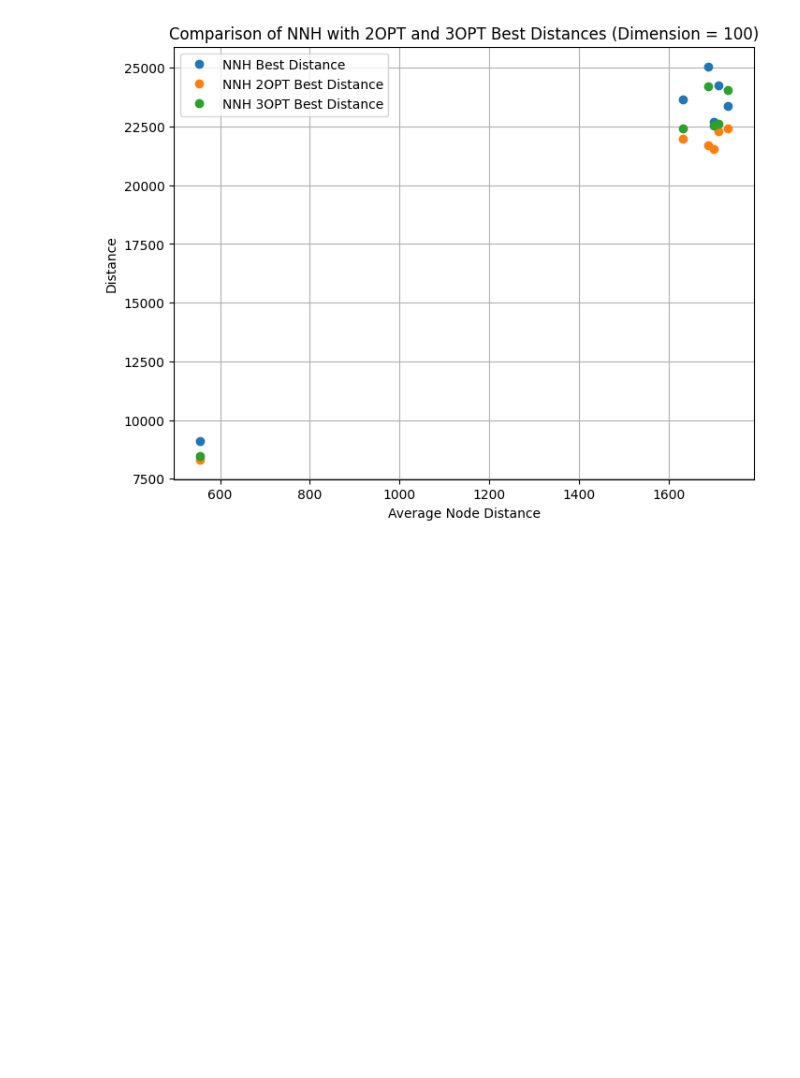
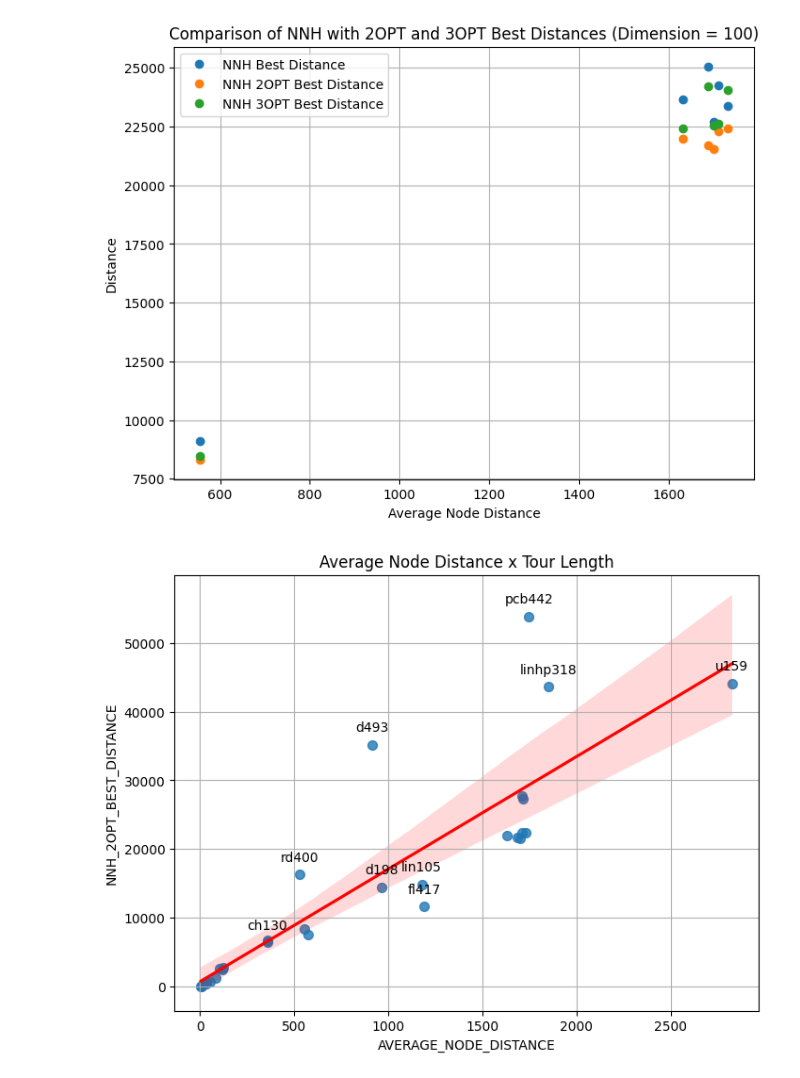
Before and after one commit to Amboyandrey/TSPLIB, a Jupyter notebook: plot.ipynb, the cells around one changed output. Drawn from its saved outputs; the diff is of its cells as text; code cells hidden in the pictures; blank space fills up the shorter version.

```diff
--- a/plot.ipynb
+++ b/plot.ipynb
@@ -157,3 +157,52 @@ plt.grid(True)
 plt.show()
 # %% [output]
 [figure]
+# %%
+import pandas as pd
+import matplotlib.pyplot as plt
+import seaborn as sns
+from scipy import stats
+
+def plot_csv_data(csv_file, x_column, y_column, title):
+    # Read CSV file into a DataFrame
+    data = pd.read_csv(csv_file)
+
+    # Define the criteria for filtering
+    excluded_names = ["att48", "pr107", "pr76", "pr152", "pr136", "ts225", "bier127"]
+    criteria = (data['DIMENSION'] < 500) & (~data['NAME'].isin(excluded_names))
+
+    # Filter the DataFrame based on the criteria
+    filtered_data = data[criteria]
+
+    # Extract x and y data from filtered DataFrame
+    x_data = filtered_data[x_column]
+    y_data = filtered_data[y_column]
+
+    # Plot the data as scatter plot
+    plt.figure(figsize=(8, 6))
+    sns.regplot(x=x_data, y=y_data, scatter_kws={'s':50}, line_kws={"color": "red"})  # scatter plot with regression line
+
+    # Annotate each point with its corresponding name
+    names_to_display = ["ch130", "lin52", "rd400", "d198", "lin105", "fl417", "d493", "linhp318", "pcb442", "u159"]
+    for i, name in filtered_data.loc[filtered_data['NAME'].isin(names_to_display), ['NAME']].iterrows():
+        plt.annotate(name['NAME'], (x_data[i], y_data[i]), textcoords="offset points", xytext=(0,10), ha='center')
+
+    # Add labels and title
+    plt.xlabel(x_column)
+    plt.ylabel(y_column)
+    plt.title(title)
+
+    # Show the plot
+    plt.grid(True)
+    plt.show()
+
+# Example usage
+if __name__ == "__main__":
+    csv_file = "THESIS_DATA.csv"
+    x_column = "AVERAGE_NODE_DISTANCE"
+    y_column = "NNH_2OPT_BEST_DISTANCE"
+    title = "Average Node Distance x Tour Length"
+
+    plot_csv_data(csv_file, x_column, y_column, title)
+# %% [output]
+[figure, added]
```
Also changed, not shown: parts of 7 cells of this notebook, 5 other files.
